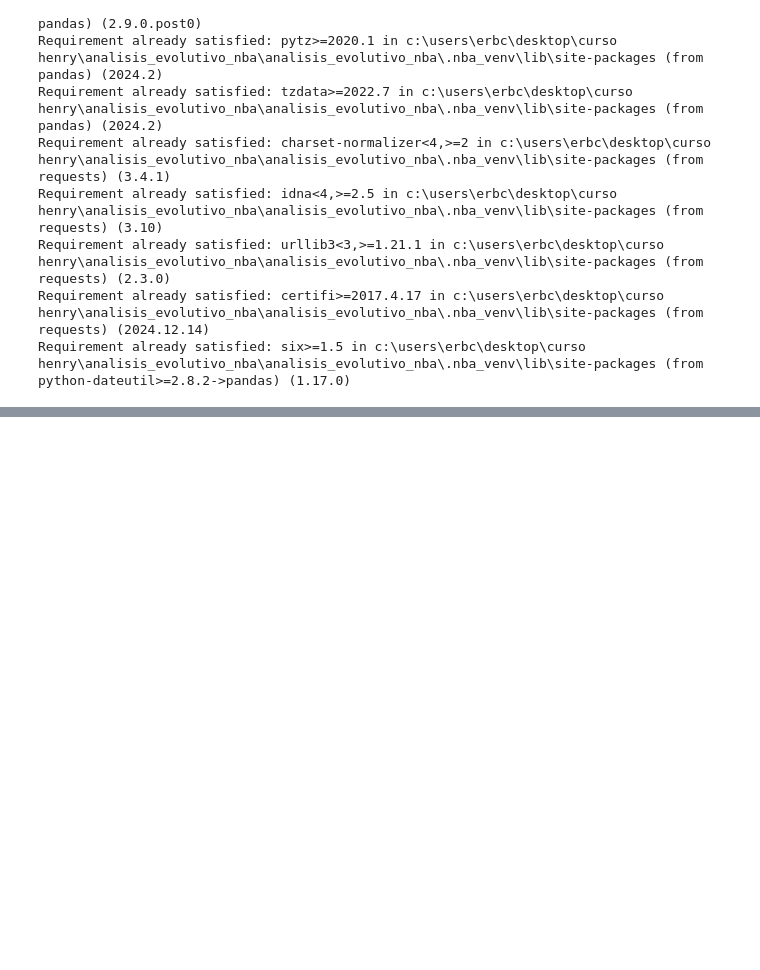
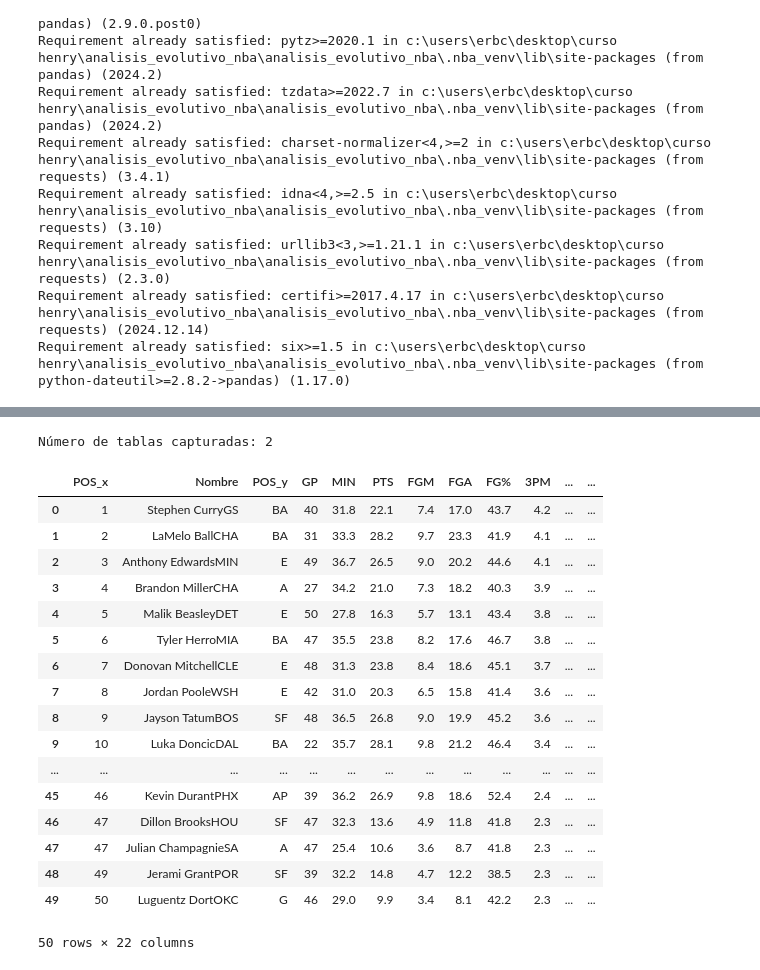
Before and after one commit to erbc111/Analisis_evolutivo_NBA, a Jupyter notebook: descarga_temporada_actual.ipynb, the cells around one changed output, grey strips where cells are left out. Cells and saved outputs as stored; diff of their text form; code cells hidden in the pictures; blank space fills up the shorter version.

Commit message:
Scrip para obtener resultados de la temporada actual

```diff
--- a/descarga_temporada_actual.ipynb
+++ b/descarga_temporada_actual.ipynb
@@ -102,0 +146,38 @@ KeyError: 'Nombre_equipo'
+# %%
+# URL de la página de ESPN con las posiciones de la NBA
+url = "https://www.espn.com.co/basquetbol/nba/estadisticas/jugador/_/tabla/offensive/ordenar/avgThreePointFieldGoalsMade/dir/desc"
+
+# Extraer todas las tablas de la página web sin interpretar la primera fila como encabezado
+tables = pd.read_html(url, header=None)
+ruta_guardar = r'C:\Users\ERBC\Desktop\curso henry\Analisis_evolutivo_NBA\Analisis_evolutivo_NBA\datasets_limpios\Estadisticas_actuales.csv'
+tabla_stats = tables[0]
+tabla_stats_datos = tables[1]
+
+
+tabla_unida = pd.merge(tabla_stats, tabla_stats_datos, left_index=True, right_index=True, how='inner')
+# %%
+print(f"Número de tablas capturadas: {len(tables)}")
+# %% [output]
+Número de tablas capturadas: 2
+# %%
+tabla_unida.to_csv(ruta_guardar, index=False)
+tabla_unida
+# %% [output]
+|  | POS_x | Nombre | POS_y | GP | MIN | PTS | FGM | FGA | FG% | 3PM | ... | ... |
+| 0 | 1 | Stephen CurryGS | BA | 40 | 31.8 | 22.1 | 7.4 | 17.0 | 43.7 | 4.2 | ... | ... |
+| 1 | 2 | LaMelo BallCHA | BA | 31 | 33.3 | 28.2 | 9.7 | 23.3 | 41.9 | 4.1 | ... | ... |
+| 2 | 3 | Anthony EdwardsMIN | E | 49 | 36.7 | 26.5 | 9.0 | 20.2 | 44.6 | 4.1 | ... | ... |
+| 3 | 4 | Brandon MillerCHA | A | 27 | 34.2 | 21.0 | 7.3 | 18.2 | 40.3 | 3.9 | ... | ... |
+| 4 | 5 | Malik BeasleyDET | E | 50 | 27.8 | 16.3 | 5.7 | 13.1 | 43.4 | 3.8 | ... | ... |
+| 5 | 6 | Tyler HerroMIA | BA | 47 | 35.5 | 23.8 | 8.2 | 17.6 | 46.7 | 3.8 | ... | ... |
+| 6 | 7 | Donovan MitchellCLE | E | 48 | 31.3 | 23.8 | 8.4 | 18.6 | 45.1 | 3.7 | ... | ... |
+| 7 | 8 | Jordan PooleWSH | E | 42 | 31.0 | 20.3 | 6.5 | 15.8 | 41.4 | 3.6 | ... | ... |
+| 8 | 9 | Jayson TatumBOS | SF | 48 | 36.5 | 26.8 | 9.0 | 19.9 | 45.2 | 3.6 | ... | ... |
+| 9 | 10 | Luka DoncicDAL | BA | 22 | 35.7 | 28.1 | 9.8 | 21.2 | 46.4 | 3.4 | ... | ... |
+| ... | ... | ... | ... | ... | ... | ... | ... | ... | ... | ... | ... | ... |
+| 45 | 46 | Kevin DurantPHX | AP | 39 | 36.2 | 26.9 | 9.8 | 18.6 | 52.4 | 2.4 | ... | ... |
+| 46 | 47 | Dillon BrooksHOU | SF | 47 | 32.3 | 13.6 | 4.9 | 11.8 | 41.8 | 2.3 | ... | ... |
+| 47 | 47 | Julian ChampagnieSA | A | 47 | 25.4 | 10.6 | 3.6 | 8.7 | 41.8 | 2.3 | ... | ... |
+| 48 | 49 | Jerami GrantPOR | SF | 39 | 32.2 | 14.8 | 4.7 | 12.2 | 38.5 | 2.3 | ... | ... |
+| 49 | 50 | Luguentz DortOKC | G | 46 | 29.0 | 9.9 | 3.4 | 8.1 | 42.2 | 2.3 | ... | ... |
+50 rows × 22 columns
```
Also changed, not shown: parts of 7 cells of this notebook.
